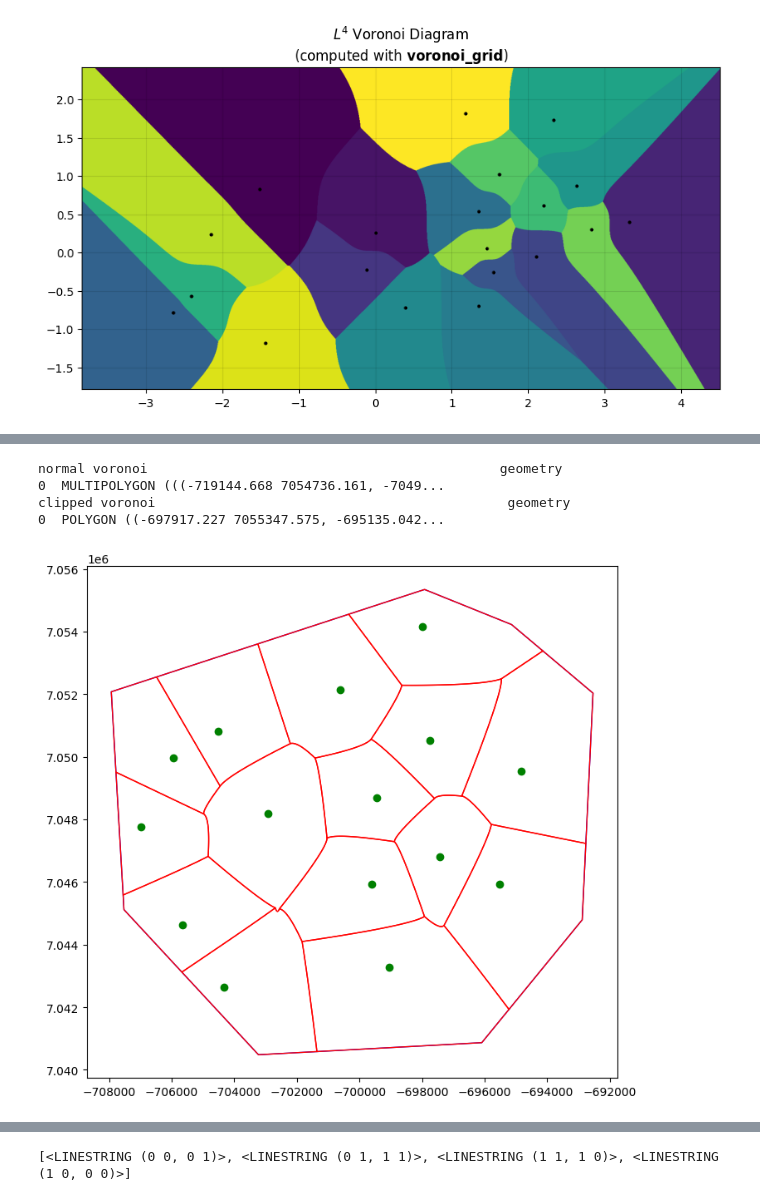
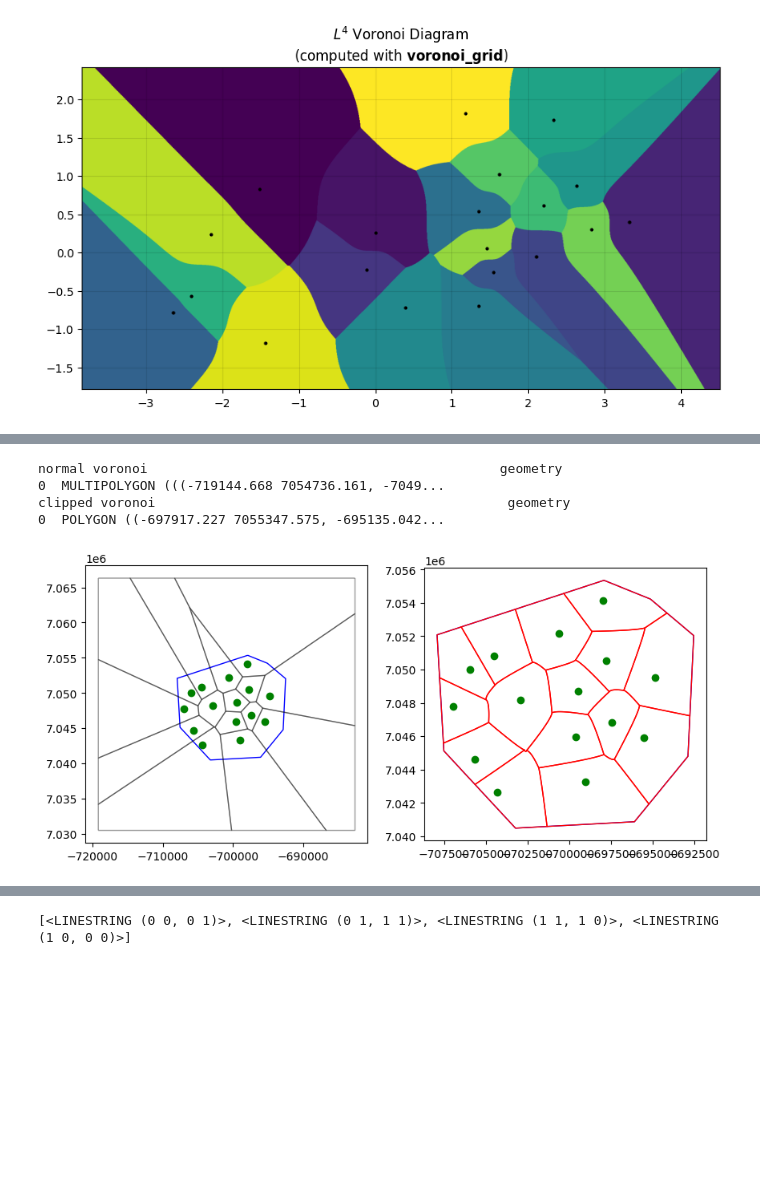
Before and after one commit to paddeaux/radian, a Jupyter notebook: voronoi.ipynb, the cells around one changed output, grey strips where cells are left out. Saved outputs shown, nothing was run; the diff lists cells and outputs as text; code cells hidden in the pictures; blank space fills up the shorter version.

```diff
--- a/voronoi.ipynb
+++ b/voronoi.ipynb
@@ -281,7 +265,6 @@ dtype: geometry
 import geopandas as gpd
 import pandas as pd
 import numpy as np
-import cv2
 import matplotlib.pyplot as plt
 import shapely
 from shapely import affinity
@@ -314,36 +297,39 @@ def bez_warp_multi(multishape, rel_dist=[0.1,0.2], off_dist=[100,200]):
     for edge in multi_edges:
         if not any(e.equals(edge) for e in uni_edges):
             uni_edges.append(edge)
 
     out_list = []
     for edge in uni_edges:
         edge_bez = LineStringBender(edge, random.uniform(rel_dist[0],rel_dist[1]), random.uniform(off_dist[0],off_dist[1]), 'left').smooth_curve_geom()
         out_list.append(edge_bez)
     return shapely.polygonize(out_list).geoms
 
 dl_tri = dv_points.delaunay_triangles()
 
 dv_vor = MultiPolygon([shape for shape in shapely.voronoi_polygons(MultiPoint(dv_points.geometry)).geoms])
 
 dv_vor_bez = bez_warp_multi(dv_vor)
 
 dv_vor = gpd.GeoDataFrame(geometry=gpd.GeoSeries(dv_vor))#.clip(dcc.geometry[0]))
 dv_vor_bez = gpd.GeoDataFrame(geometry=gpd.GeoSeries(dv_vor_bez))#.clip(dcc.geometry[0]))
 
 print("normal voronoi", dv_vor)
 print("clipped voronoi", dv_vor.clip(dcc.geometry[0], keep_geom_type=True))
 
-fig, ax = plt.subplots(1,1, figsize=(10,8))
+fig, axs = plt.subplots(1,2, figsize=(10,8))
 
-dcc.plot(ax=ax, facecolor='none', edgecolor='blue')
+dcc.plot(ax=axs[0], facecolor='none', edgecolor='blue')
+dcc.plot(ax=axs[1], facecolor='none', edgecolor='blue')
 
-#dv_vor.plot(ax=ax, edgecolor='black', facecolor='yellow', alpha=0.4)
-dv_vor_bez.clip(dcc.geometry[0]).plot(ax=ax, edgecolor='red', facecolor='none')
-dv_points.plot(ax=ax, color='green')
+dv_vor.plot(ax=axs[0], edgecolor='black', facecolor='none', alpha=0.4)
+dv_vor_bez.clip(dcc.geometry[0]).plot(ax=axs[1], edgecolor='red', facecolor='none')
+dv_points.plot(ax=axs[0], color='green')
+dv_points.plot(ax=axs[1], color='green')
+
 plt.show()
 # %% [output]
 normal voronoi                                             geometry
 0  MULTIPOLYGON (((-719144.668 7054736.161, -7049...
 clipped voronoi                                             geometry
 0  POLYGON ((-697917.227 7055347.575, -695135.042...
-[figure, old version]
+[figure, new version]
```
Also changed, not shown: parts of 16 cells of this notebook, 6 other files.
